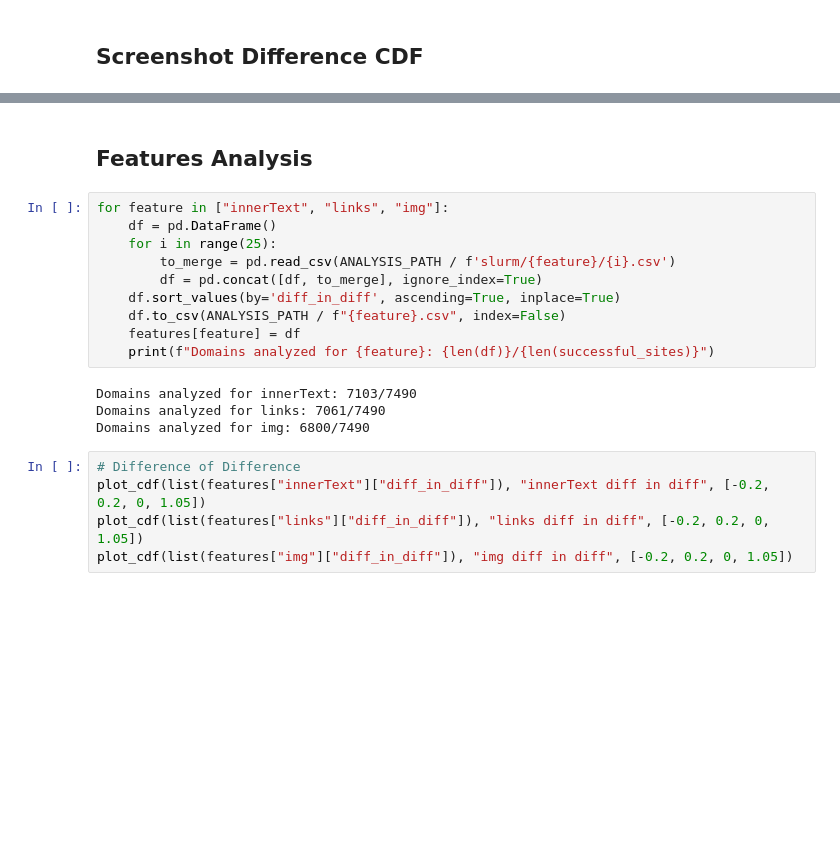
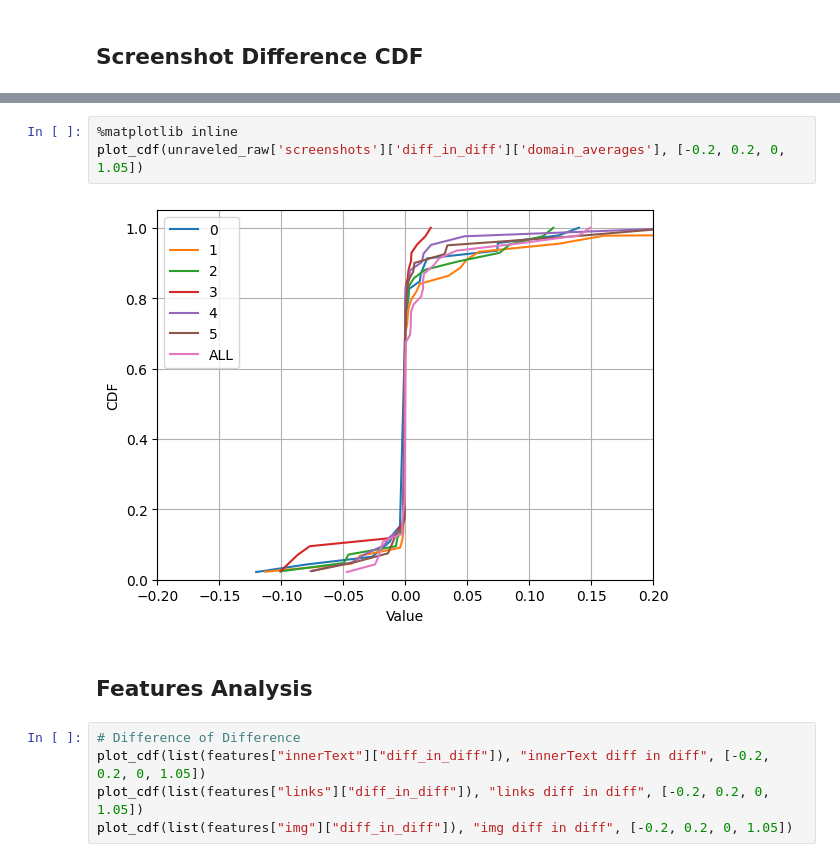
Before and after one commit to maxwellmlin/cookie-classify, a Jupyter notebook: classification_algo.ipynb, the cells around one changed output, grey strips where cells are left out. Drawn from its saved outputs; the diff is of its cells as text; blank space fills up the shorter version.

```diff
--- a/classification_algo.ipynb
+++ b/classification_algo.ipynb
@@ -504,19 +628,10 @@ plot_cdf(screenshots['screenshot_difference'], 'Screenshot Difference', [-0.01,
+# %%
+%matplotlib inline
+plot_cdf(unraveled_raw['screenshots']['diff_in_diff']['domain_averages'], [-0.2, 0.2, 0, 1.05])
+# %% [output]
+[figure, added]
 # %% [markdown]
 ## Features Analysis
-# %%
-for feature in ["innerText", "links", "img"]:
-    df = pd.DataFrame()
-    for i in range(25):
-        to_merge = pd.read_csv(ANALYSIS_PATH / f'slurm/{feature}/{i}.csv')
-        df = pd.concat([df, to_merge], ignore_index=True)
-    df.sort_values(by='diff_in_diff', ascending=True, inplace=True)
-    df.to_csv(ANALYSIS_PATH / f"{feature}.csv", index=False)
-    features[feature] = df
-    print(f"Domains analyzed for {feature}: {len(df)}/{len(successful_sites)}")
-# %% [output]
-Domains analyzed for innerText: 7103/7490
-Domains analyzed for links: 7061/7490
-Domains analyzed for img: 6800/7490
 # %%
 # Difference of Difference
 plot_cdf(list(features["innerText"]["diff_in_diff"]), "innerText diff in diff", [-0.2, 0.2, 0, 1.05])
```
Also changed, not shown: parts of 16 cells of this notebook.
